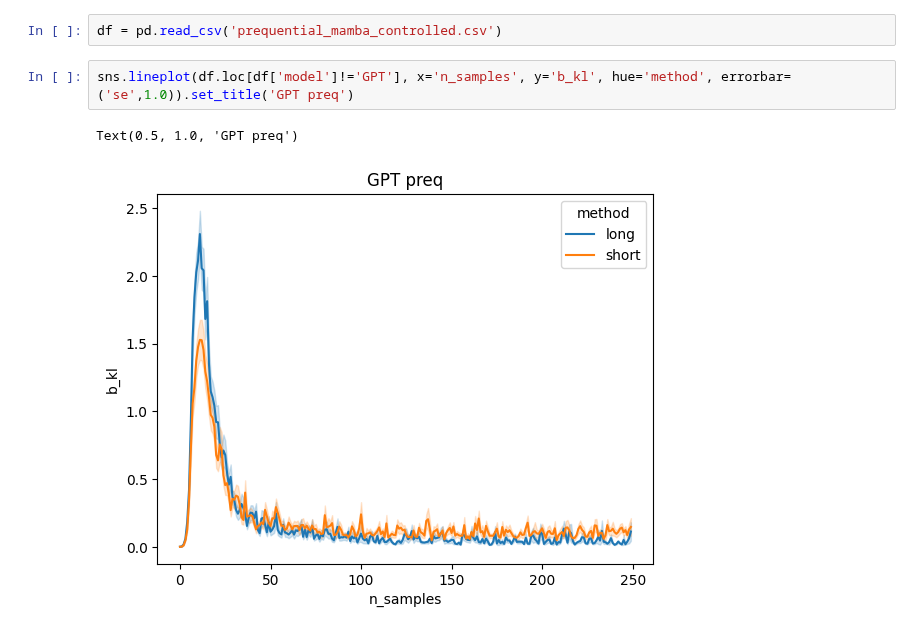
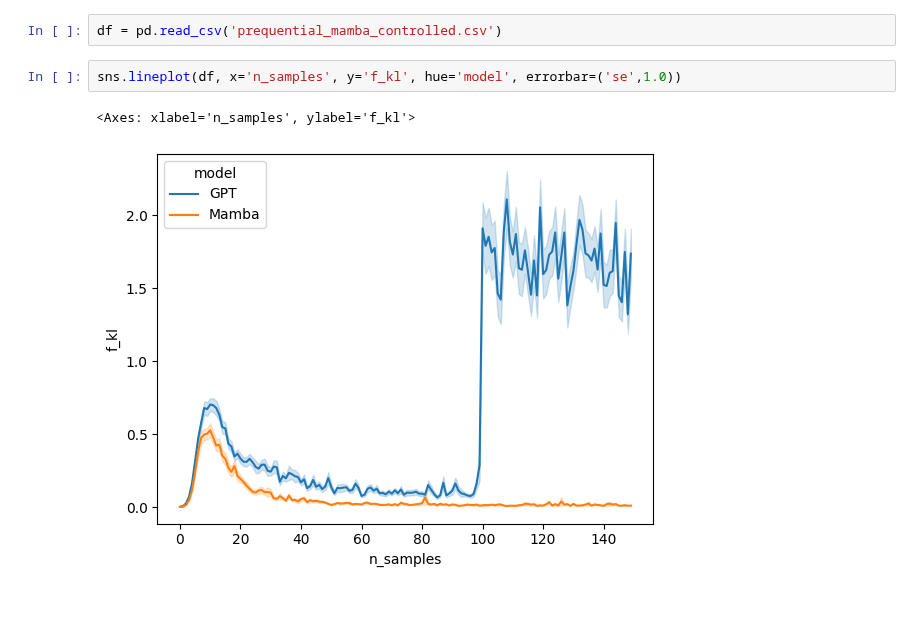
Before and after one commit to leogagnon/latent_control, a Jupyter notebook: notebooks/figures.ipynb, the cells around one changed output. Cells and saved outputs as stored; diff of their text form; blank space fills up the shorter version.

```diff
--- a/notebooks/figures.ipynb
+++ b/notebooks/figures.ipynb
@@ -96,7 +80,7 @@ Loaded checkpoing : epoch=1611,step=72500.ckpt
 # %%
 df = pd.read_csv('prequential_mamba_controlled.csv')
 # %%
-sns.lineplot(df.loc[df['model']!='GPT'], x='n_samples', y='b_kl', hue='method', errorbar=('se',1.0)).set_title('GPT preq')
+sns.lineplot(df, x='n_samples', y='f_kl', hue='model', errorbar=('se',1.0))
 # %% [output]
-Text(0.5, 1.0, 'GPT preq')
+<Axes: xlabel='n_samples', ylabel='f_kl'>
-[figure, old version]
+[figure, new version]
```
Also changed, not shown: parts of 1 cell of this notebook, 17 other files.
